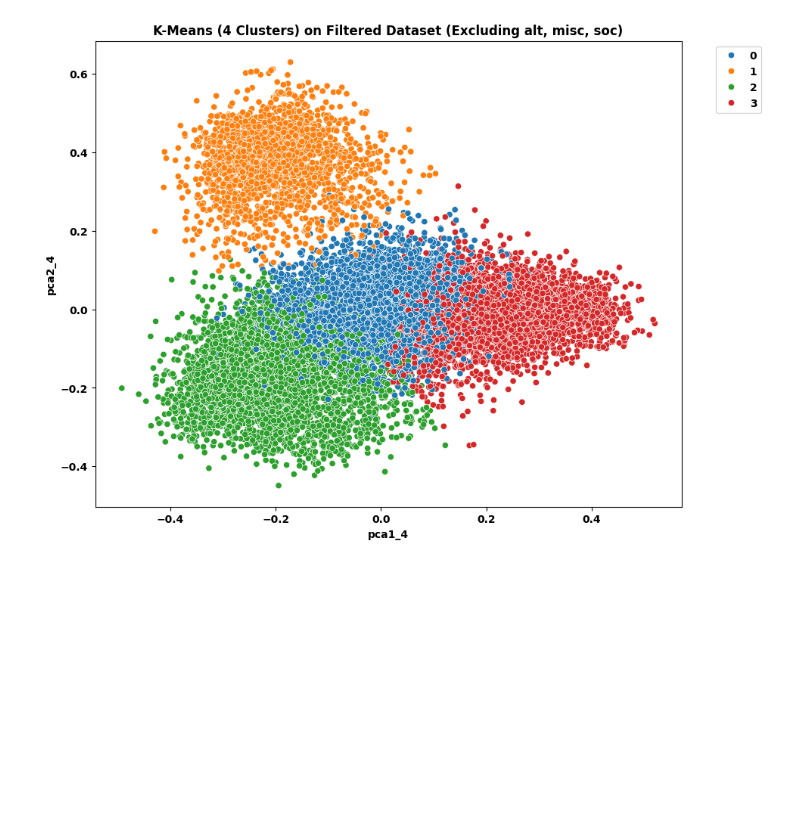
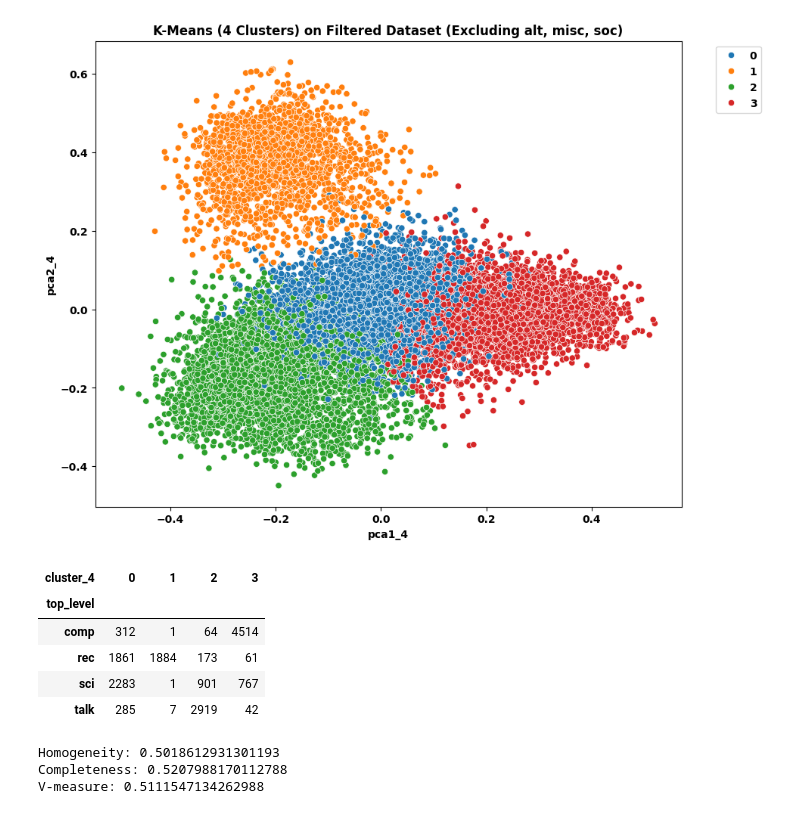
Before and after one commit to BorgPhysics/LMM_Examples, a Jupyter notebook: SentenceTransformersAndFAISS/Newsgroups clustering test.ipynb, the cells around one changed output. Cells and saved outputs as stored; diff of their text form; code cells hidden in the pictures; blank space fills up the shorter version.

```diff
--- a/SentenceTransformersAndFAISS/Newsgroups clustering test.ipynb
+++ b/SentenceTransformersAndFAISS/Newsgroups clustering test.ipynb
@@ -229,3 +234,24 @@ plt.legend(bbox_to_anchor=(1.05, 1), loc='upper left')
 plt.show()
 # %% [output]
 [figure]
+# %%
+pd.crosstab(df_filtered['top_level'], df_filtered['cluster_4'])
+# %% [output]
+| cluster_4 | 0 | 1 | 2 | 3 |
+| top_level |  |  |  |  |
+| comp | 312 | 1 | 64 | 4514 |
+| rec | 1861 | 1884 | 173 | 61 |
+| sci | 2283 | 1 | 901 | 767 |
+| talk | 285 | 7 | 2919 | 42 |
+# %%
+h, c, v = homogeneity_completeness_v_measure(
+    df_filtered['top_level'],
+    df_filtered['cluster_4']
+)
+print("Homogeneity:", h)
+print("Completeness:", c)
+print("V-measure:", v)
+# %% [output]
+Homogeneity: 0.5018612931301193
+Completeness: 0.5207988170112788
+V-measure: 0.5111547134262988
```
Also changed, not shown: parts of 2 cells of this notebook.
